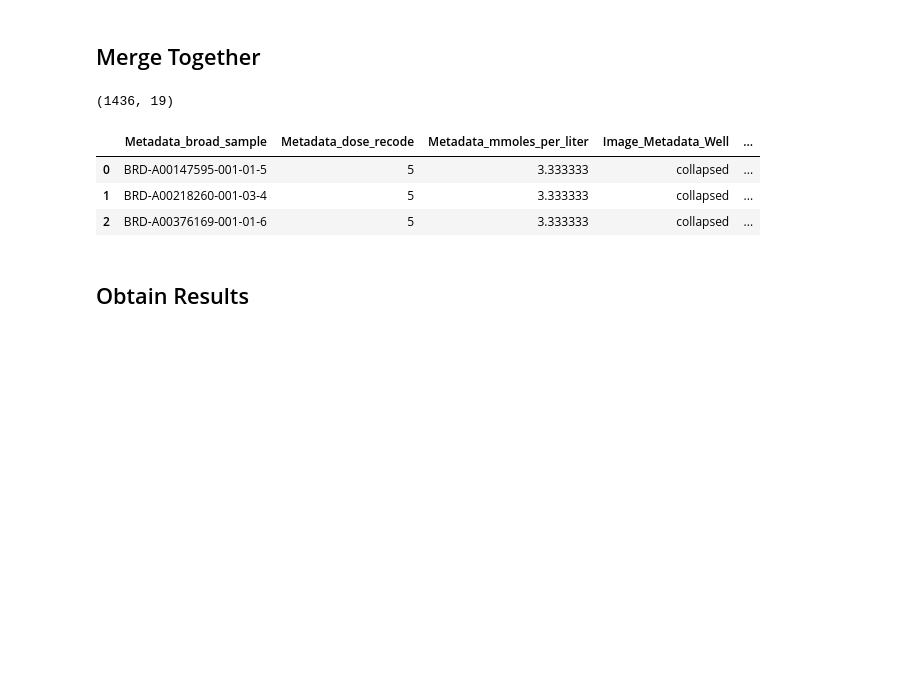
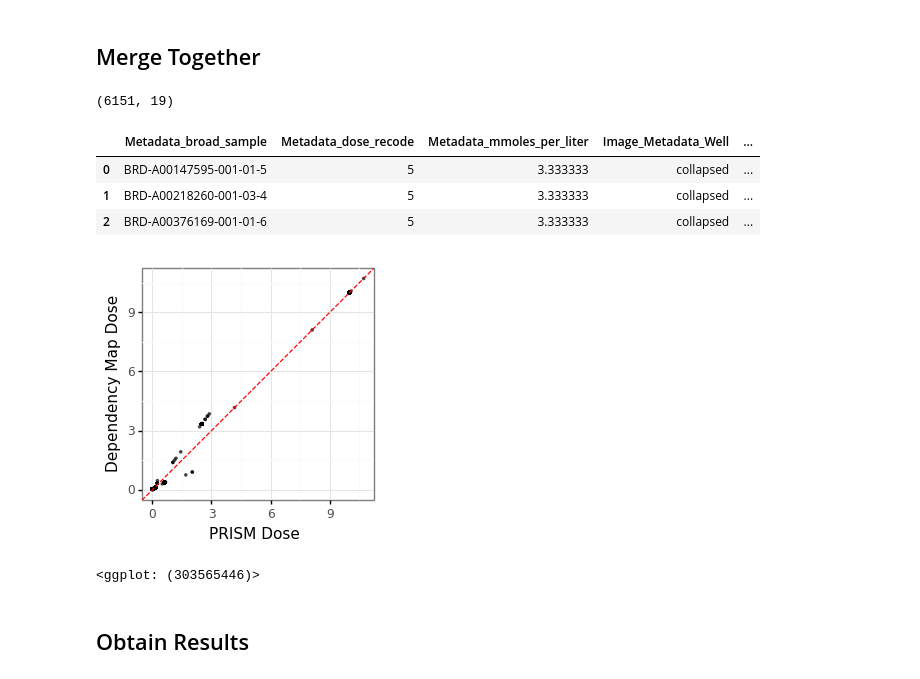
Before and after one commit to broadinstitute/cell-health, a Jupyter notebook: 5.validate-repurposing/1.validate.ipynb, the cells around one changed output. Drawn from its saved outputs; the diff is of its cells as text; code cells hidden in the pictures; blank space fills up the shorter version.

```diff
--- a/5.validate-repurposing/1.validate.ipynb
+++ b/5.validate-repurposing/1.validate.ipynb
@@ -100,16 +100,35 @@ full_df = (
         right_on=["broad_id", "dose_recode"],
         how="inner"
     )
+    .dropna(subset=["depmap_viability"])
 )
 
 print(full_df.shape)
 full_df.head(3)
 # %% [output]
-(1436, 19)
+(6151, 19)
 |  | Metadata_broad_sample | Metadata_dose_recode | Metadata_mmoles_per_liter | Image_Metadata_Well | ... |
 | 0 | BRD-A00147595-001-01-5 | 5 | 3.333333 | collapsed | ... |
 | 1 | BRD-A00218260-001-03-4 | 5 | 3.333333 | collapsed | ... |
 | 2 | BRD-A00376169-001-01-6 | 5 | 3.333333 | collapsed | ... |
+# %%
+dose_differences_gg = (
+    gg.ggplot(full_df, gg.aes(x="dose", y="Metadata_mmoles_per_liter")) +
+    gg.geom_point(size = 0.5, alpha = 0.6) +
+    gg.theme_bw() +
+    gg.geom_abline(slope=1, intercept=0, linetype="dashed", color="red") +
+    gg.xlab("PRISM Dose") +
+    gg.ylab("Dependency Map Dose") +
+    gg.coord_fixed()
+)
+
+output_file = os.path.join("figures", "dose_differences.png")
+dose_differences_gg.save(output_file, dpi = 400, height = 3, width = 3)
+
+dose_differences_gg
+# %% [output]
+[figure, added]
+<ggplot: (303565446)>
 # %% [markdown]
 ## Obtain Results
 # %%
```
Also changed, not shown: parts of 5 cells of this notebook, 8 other files.
